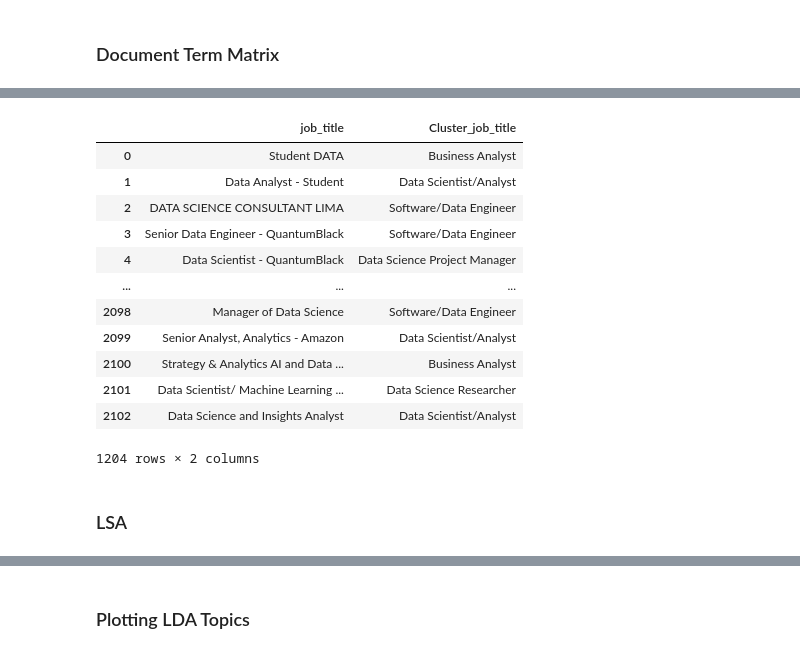
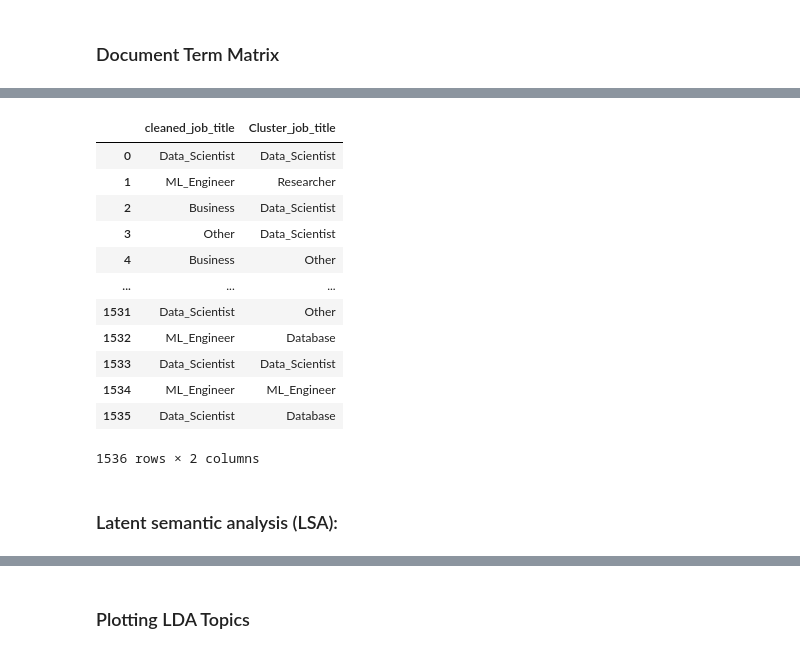
Before and after one commit to ollie-gats/intro_nlp_final_project, a Jupyter notebook: GatlandBoxhoDiGianvito_NLP.ipynb, the cells around one changed output, grey strips where cells are left out. Saved outputs shown, nothing was run; the diff lists cells and outputs as text; code cells hidden in the pictures.

```diff
--- a/GatlandBoxhoDiGianvito_NLP.ipynb
+++ b/GatlandBoxhoDiGianvito_NLP.ipynb
@@ -319,6 +477,8 @@ nlp1 = spacy.load("./model-last")
 # Assuming df_new is your DataFrame with the job descriptions
 df_new['hard_skills'] = ''
 df_new['soft_skills'] = ''
+df_resume['hard_skills'] = ''
+df_resume['soft_skills'] = ''
 
 # Function to extract hard and soft skills from a text using the trained model
 def extract_skills(text):
@@ -333,13 +493,20 @@ def extract_skills(text):
             soft_skills.append(ent.text)
     return hard_skills, soft_skills
 
-# Apply the function to each row in the DataFrame
+# Apply the function to each row in the Job DataFrame
 for index, row in df_new.iterrows():
-    text = row['job_content_processed']
+    text = row['cleaned_description']
     hard_skills, soft_skills = extract_skills(text)
     df_new.at[index, 'hard_skills'] = hard_skills
     df_new.at[index, 'soft_skills'] = soft_skills
 
+# Apply the function to each row in the Resume DataFrame
+for index, row in df_resume.iterrows():
+    text = row['cleaned_resume'] # TODO: Try 'Skills' column has less text but could be more relevant
+    hard_skills, soft_skills = extract_skills(text)
+    df_resume.at[index, 'hard_skills'] = hard_skills
+    df_resume.at[index, 'soft_skills'] = soft_skills
+
 # Display the resulting DataFrame
-print(df_new[['hard_skills', 'soft_skills']])
+df_new[['hard_skills', 'soft_skills']].head()
 # %% [output]
@@ -370,3 +528,5 @@ df_new['soft_skills'] = df_new['soft_skills'].apply(lambda x: ' '.join(x))
 # %%
 # Concatenate the processed_description, hard_skills, and soft_skills columns
-df_new['combined_text'] = df_new['processed_description'] + ' ' + df_new['hard_skills'] + ' ' + df_new['soft_skills']
+df_new['extracted_text_skills'] = df_new['job_content_extracted'] + ' ' + 3*df_new['hard_skills'] + ' ' + 3*df_new['soft_skills']
+df_new['cleaned_text_skills'] = df_new['cleaned_description'] + ' ' + 3*df_new['hard_skills'] + ' ' + 3*df_new['soft_skills']
+df_resume['cleaned_resume_skills'] = df_resume['cleaned_resume'] + ' ' + 3*df_resume['hard_skills'] + ' ' + 3*df_resume['soft_skills']
@@ -376,10 +536,9 @@ df_new['combined_text'] = df_new['processed_description'] + ' ' + df_new['hard_s
 ### Document Term Matrix
 # %%
 # Create document term matrix using CountVectorizer
-
 pd.set_option('display.max_columns', None)
 vectorizer = CountVectorizer(ngram_range = (1,2), min_df=0.075, max_df=0.40)
-X = vectorizer.fit_transform(df_new['combined_text'])
+X = vectorizer.fit_transform(df_new['extracted_text_skills'])
 
 # Convert DTM to DataFrame
 dtm_df = pd.DataFrame(X.toarray(), columns=vectorizer.get_feature_names_out())
@@ -422,9 +586,9 @@ dictionary.token2id = vectorizer.vocabulary_
 # %%
 # Number of topics
-num_topics = 6
+num_topics = 7
 
 # Build LDA model
-lda_model = models.LdaModel(corpus=corpus, id2word=dictionary, num_topics=num_topics, passes=20, random_state=42)
+lda_model, corpus, dic = get_lda_topics(dtm_df, num_topics)
 
 # Display the topics
 topics = lda_model.print_topics(num_words=30)
@@ -512,43 +679,45 @@ generate_wordclouds(topics, lda_model.id2word)
 # %%
 # Function to get the most probable topic for a document
 def get_most_probable_topic(lda_model, document):
     topics = lda_model.get_document_topics(document, minimum_probability=0.2)
     if topics:
         return max(topics, key=lambda x: x[1])[0]
     else:
-        return np.nan
+        return "Other"
 
 # Apply the function to each document in the corpus
 df_new['Cluster_job_title'] = [get_most_probable_topic(lda_model, doc) for doc in corpus]
 
 # Map the topic numbers to your specified categories
+# The 7 Target Job Titles are: 'Data_Scientist', 'Business', 'Developer', 'ML_Engineer', 'Database', 'Researcher', 'Other'
 topic_mapping = {
-    0: 'Business Analyst',
-    1: 'Software/Data Engineer',
-    2: 'Machine Learning Engineer',
-    3: 'Data Science Project Manager',
-    4: 'Data Scientist/Analyst',
-    5: 'Data Science Researcher'
+    0: 'ML_Engineer',
+    1: 'Researcher',
+    2: 'Data_Scientist',
+    3: 'Developer',
+    4: 'Other',
+    5: 'Database',
+    6: 'Business'
 }
 
 df_new['Cluster_job_title'] = df_new['Cluster_job_title'].map(topic_mapping)
 
 # Display or use df_new with the new 'Cluster_job_title' column
-display(df_new[['job_title', 'Cluster_job_title']])
+display(df_new[['cleaned_job_title', 'Cluster_job_title']])
 # %% [output]
-|  | job_title | Cluster_job_title |
-| 0 | Student DATA | Business Analyst |
-| 1 | Data Analyst - Student | Data Scientist/Analyst |
-| 2 | DATA SCIENCE CONSULTANT LIMA | Software/Data Engineer |
-| 3 | Senior Data Engineer - QuantumBlack | Software/Data Engineer |
-| 4 | Data Scientist - QuantumBlack | Data Science Project Manager |
+|  | cleaned_job_title | Cluster_job_title |
+| 0 | Data_Scientist | Data_Scientist |
+| 1 | ML_Engineer | Researcher |
+| 2 | Business | Data_Scientist |
+| 3 | Other | Data_Scientist |
+| 4 | Business | Other |
 | ... | ... | ... |
-| 2098 | Manager of Data Science | Software/Data Engineer |
-| 2099 | Senior Analyst, Analytics - Amazon | Data Scientist/Analyst |
-| 2100 | Strategy & Analytics AI and Data ... | Business Analyst |
-| 2101 | Data Scientist/ Machine Learning ... | Data Science Researcher |
-| 2102 | Data Science and Insights Analyst | Data Scientist/Analyst |
+| 1531 | Data_Scientist | Other |
+| 1532 | ML_Engineer | Database |
+| 1533 | Data_Scientist | Data_Scientist |
+| 1534 | ML_Engineer | ML_Engineer |
+| 1535 | Data_Scientist | Database |
-1204 rows × 2 columns
+1536 rows × 2 columns
 # %% [markdown]
-### LSA
+### Latent semantic analysis (LSA):
 # %%
```
Also changed, not shown: parts of 151 cells of this notebook, 39 other files.
